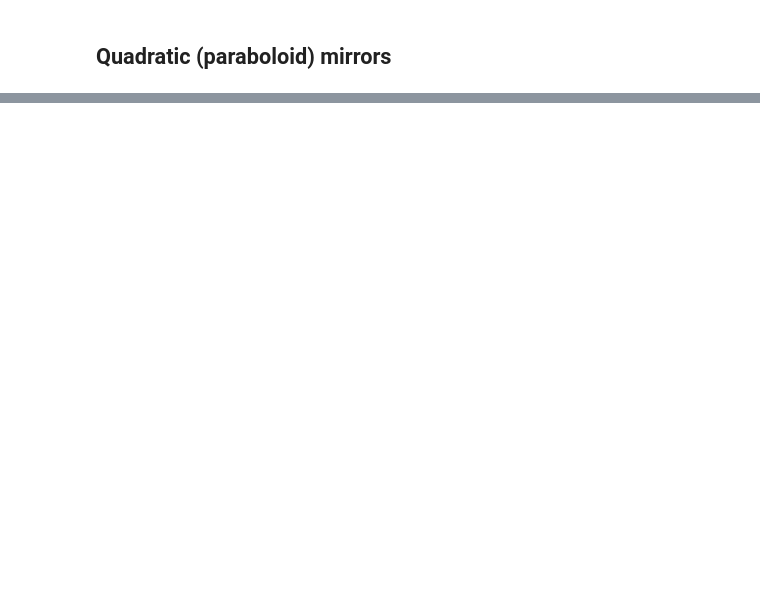
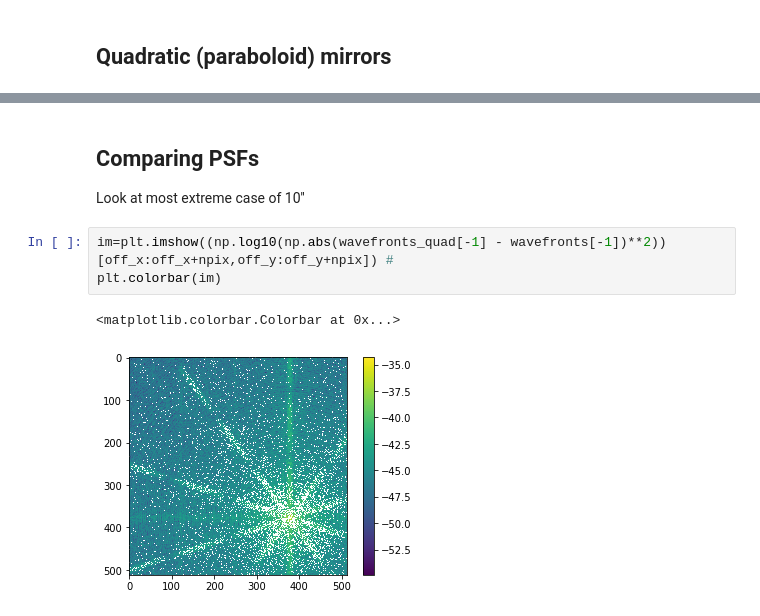
Before and after one commit to benjaminpope/toliman, a Jupyter notebook: image_modelling/toliman PROPER conic vs quadratic off-axis.ipynb, the cells around one changed output, grey strips where cells are left out. Cells and saved outputs as stored; diff of their text form; blank space fills up the shorter version.

```diff
--- a/image_modelling/toliman PROPER conic vs quadratic off-axis.ipynb
+++ b/image_modelling/toliman PROPER conic vs quadratic off-axis.ipynb
@@ -96,0 +93,10 @@ for dx in [-2., -1., 0., 1., 2.]:
+# %% [markdown]
+## Comparing PSFs
+
+Look at most extreme case of 10''
+# %%
+im=plt.imshow((np.log10(np.abs(wavefronts_quad[-1] - wavefronts[-1])**2))[off_x:off_x+npix,off_y:off_y+npix]) #
+plt.colorbar(im)
+# %% [output]
+<matplotlib.colorbar.Colorbar at 0x...>
+[figure, added]
```
Also changed, not shown: parts of 10 cells of this notebook, 1 other file.
